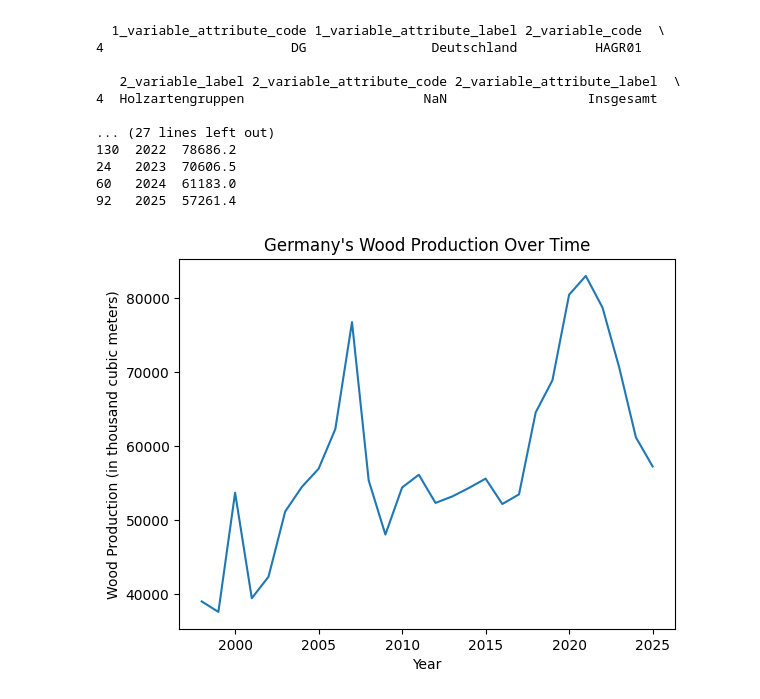
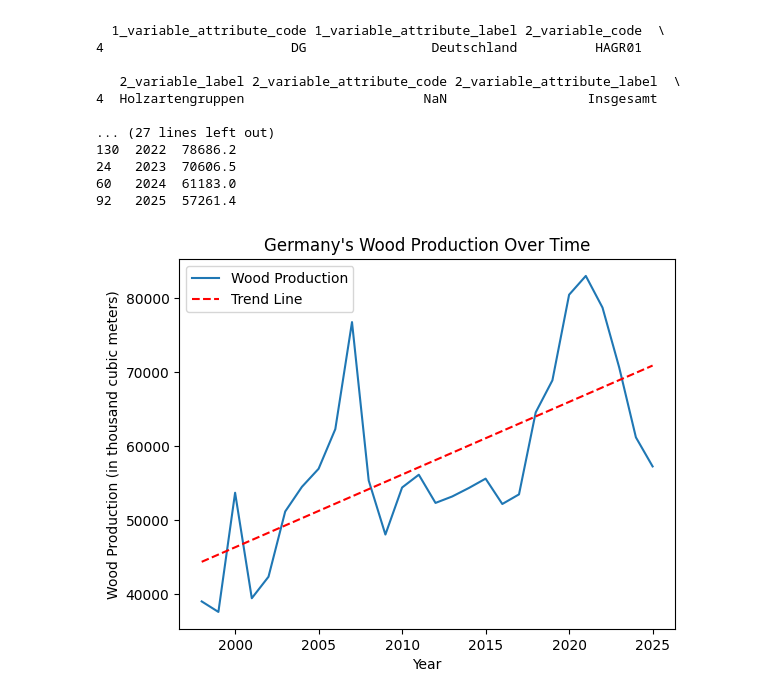
Before and after one commit to gespel/WoodProductionTrends, a Jupyter notebook: src/main.ipynb, the cells around one changed output. Cells and saved outputs as stored; diff of their text form; code cells hidden in the pictures.

Commit message:
adding fancy trendline to overall plot

```diff
--- a/src/main.ipynb
+++ b/src/main.ipynb
@@ -31,10 +32,15 @@ print(overall_production_sorted)
 60   2024  61183.0
 92   2025  57261.4
 # %%
-plt.plot(overall_production_sorted["time"].values, overall_production_sorted["value"].values)
+plt.plot(overall_production_sorted["time"].values, overall_production_sorted["value"].values, label="Wood Production")
+slope, intercept = np.polyfit(overall_production_sorted["time"].values, overall_production_sorted["value"].values, 1)
+x = np.linspace(overall_production_sorted["time"].min(), overall_production_sorted["time"].max(), 100)
+y = slope * x + intercept
+plt.plot(x, y, color="red", linestyle="--", label=f"Trend Line")
+plt.legend()
 plt.xlabel("Year")
 plt.ylabel("Wood Production (in thousand cubic meters)")
 plt.title("Germany's Wood Production Over Time")
 plt.show()
 # %% [output]
-[figure, old version]
+[figure, new version]
```
Also changed, not shown: parts of 2 cells of this notebook, 1 other file.
